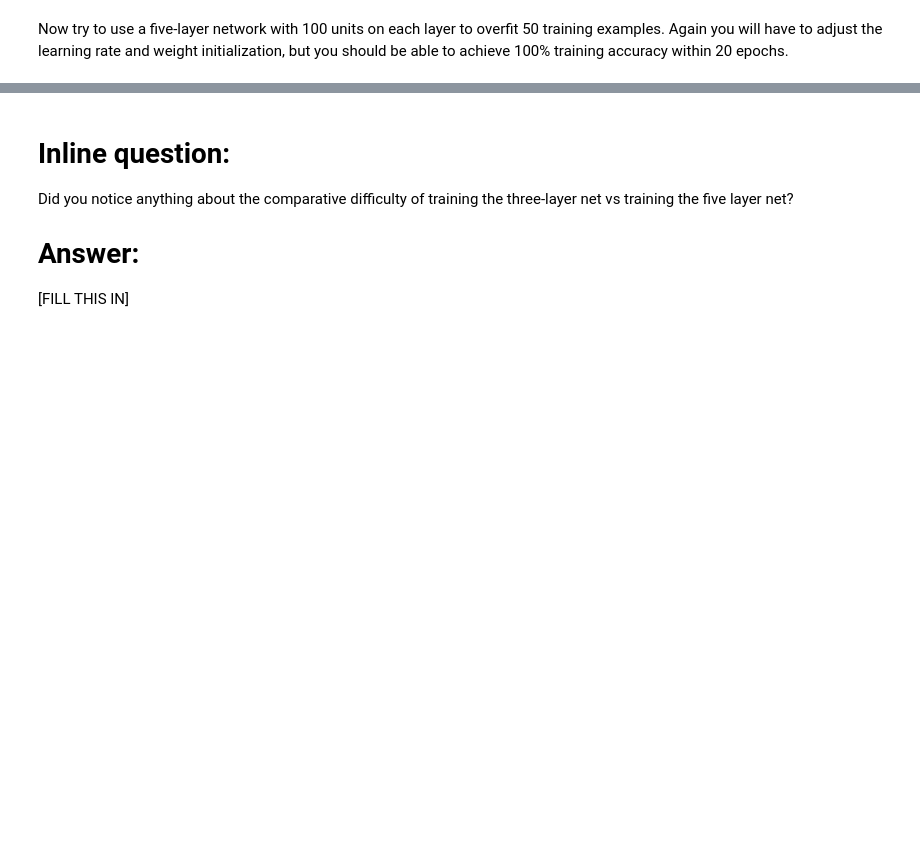
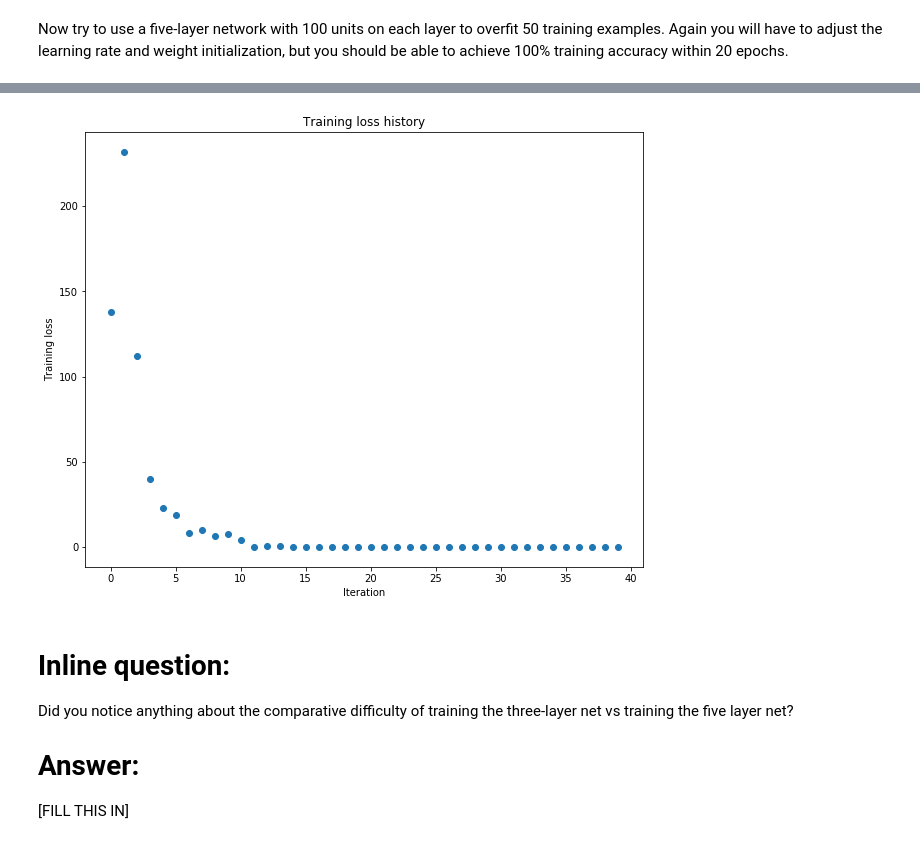
Before and after one commit to wesen/cs231n, a Jupyter notebook: assignment2/FullyConnectedNets.ipynb, the cells around one changed output, grey strips where cells are left out. Drawn from its saved outputs; the diff is of its cells as text; code cells hidden in the pictures; blank space fills up the shorter version.

```diff
--- a/assignment2/FullyConnectedNets.ipynb
+++ b/assignment2/FullyConnectedNets.ipynb
@@ -467,7 +505,7 @@ small_data = {
 }
 
 learning_rate = 1e-3
-weight_scale = 1e-5
+weight_scale = 1e-1
 model = FullyConnectedNet([100, 100, 100, 100],
                 weight_scale=weight_scale, dtype=np.float64)
 solver = Solver(model, small_data,
@@ -484,3 +522,4 @@ plt.title('Training loss history')
 plt.xlabel('Iteration')
 plt.ylabel('Training loss')
 plt.show()
+# %% [output]
@@ -487,3 +543,4 @@ plt.show()
+[figure, added]
 # %% [markdown]
 # Inline question:
 Did you notice anything about the comparative difficulty of training the three-layer net vs training the five layer net?
```
Also changed, not shown: parts of 3 cells of this notebook, 1 other file.
